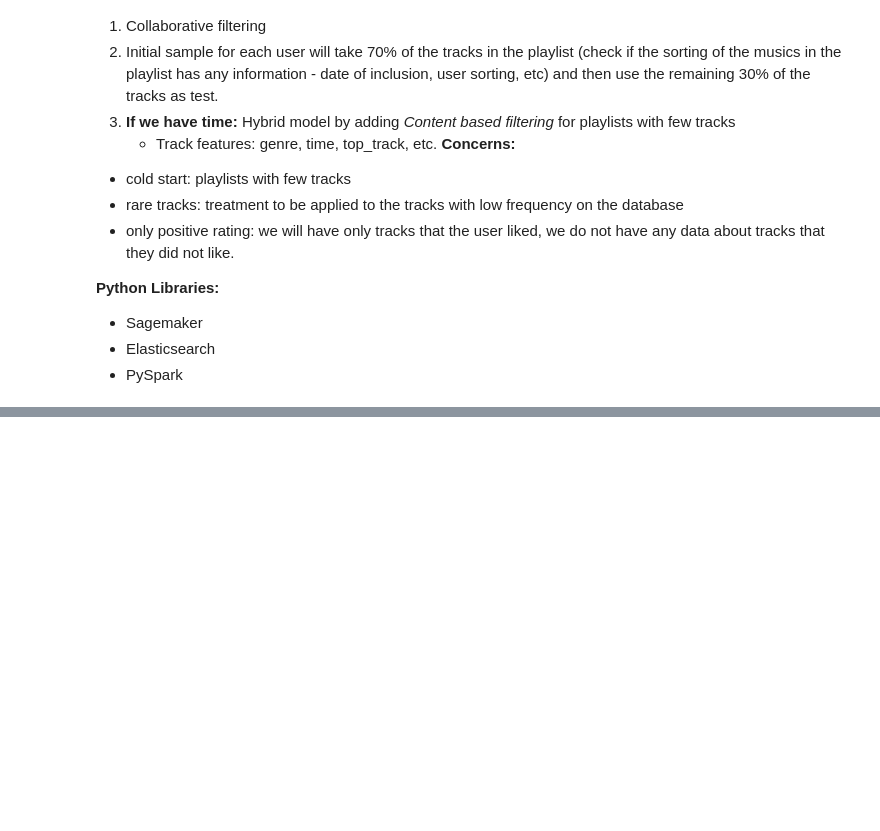
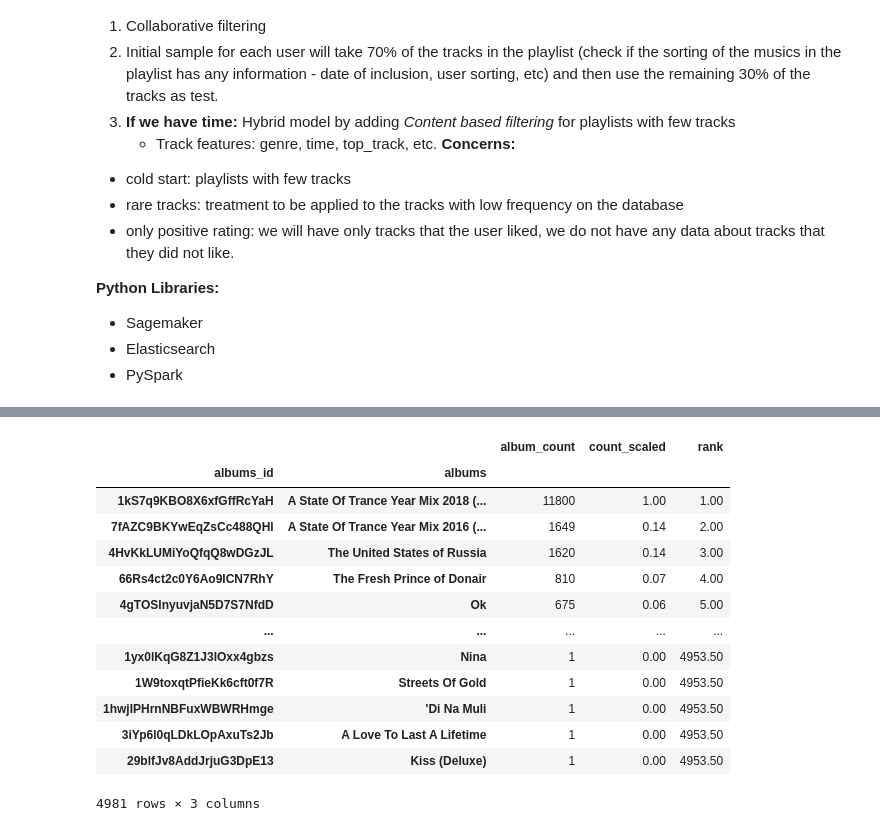
Before and after one commit to MarceloAlvesPereira/Follow_the_beat, a Jupyter notebook: notebooks/Feel_the_rhythm.ipynb, the cells around one changed output, grey strips where cells are left out. Cells and saved outputs as stored; diff of their text form; code cells hidden in the pictures; blank space fills up the shorter version.

```diff
--- a/notebooks/Feel_the_rhythm.ipynb
+++ b/notebooks/Feel_the_rhythm.ipynb
@@ -126,0 +223,33 @@ for i in range(0,n,1):
+# %%
+s_tracks_id = single_list(df['tracks_id'])
+s_tracks = single_list(df['tracks'])
+s_popularity = single_list(df['popularity'])
+
+s_artists = single_list_nested(df['artists'])
+s_artists_id = single_list_nested(df['artists_id'])
+
+s_albums = single_list(df['albums'])
+s_albums_id = single_list(df['albums_id'])
+
+data = {
+    'tracks_id': s_tracks_id,
+    'tracks': s_tracks,
+    'popularity': s_popularity
+}
+df_track = pd.DataFrame(data)
+# print(df_track.head())
+
+data = {
+    'artists_id': s_artists_id,
+    'artists': s_artists
+}
+df_artist = pd.DataFrame(data)
+# print(df_artist.head())
+
+
+data = {
+    'albums_id': s_albums_id,
+    'albums': s_albums
+}
+df_album = pd.DataFrame(data)
+# print(df_album.head())
@@ -126,0 +285,26 @@ for i in range(0,n,1):
+# %%
+album_rank = df_album.groupby(['albums_id','albums']).agg(album_count=('albums_id','count'))
+
+min_max = MinMaxScaler()
+album_rank['count_scaled'] = min_max.fit_transform(album_rank[["album_count"]])
+
+album_rank["rank"] = album_rank['album_count'].rank(method='average',ascending=False)
+
+album_rank = album_rank.sort_values('album_count',ascending=False)
+
+album_rank
+# %% [output]
+|  |  | album_count | count_scaled | rank |
+| albums_id | albums |  |  |  |
+| 1kS7q9KBO8X6xfGffRcYaH | A State Of Trance Year Mix 2018 (... | 11800 | 1.00 | 1.00 |
+| 7fAZC9BKYwEqZsCc488QHl | A State Of Trance Year Mix 2016 (... | 1649 | 0.14 | 2.00 |
+| 4HvKkLUMiYoQfqQ8wDGzJL | The United States of Russia | 1620 | 0.14 | 3.00 |
+| 66Rs4ct2c0Y6Ao9ICN7RhY | The Fresh Prince of Donair | 810 | 0.07 | 4.00 |
+| 4gTOSlnyuvjaN5D7S7NfdD | Ok | 675 | 0.06 | 5.00 |
+| ... | ... | ... | ... | ... |
+| 1yx0lKqG8Z1J3IOxx4gbzs | Nina | 1 | 0.00 | 4953.50 |
+| 1W9toxqtPfieKk6cft0f7R | Streets Of Gold | 1 | 0.00 | 4953.50 |
+| 1hwjIPHrnNBFuxWBWRHmge | 'Di Na Muli | 1 | 0.00 | 4953.50 |
+| 3iYp6l0qLDkLOpAxuTs2Jb | A Love To Last A Lifetime | 1 | 0.00 | 4953.50 |
+| 29blfJv8AddJrjuG3DpE13 | Kiss (Deluxe) | 1 | 0.00 | 4953.50 |
+4981 rows × 3 columns
```
Also changed, not shown: parts of 20 cells of this notebook.
